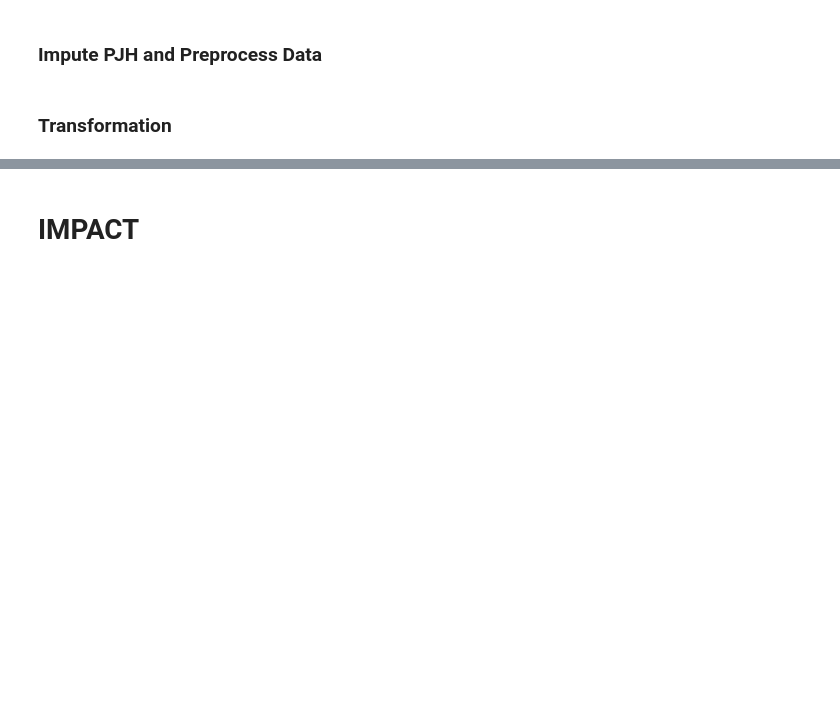
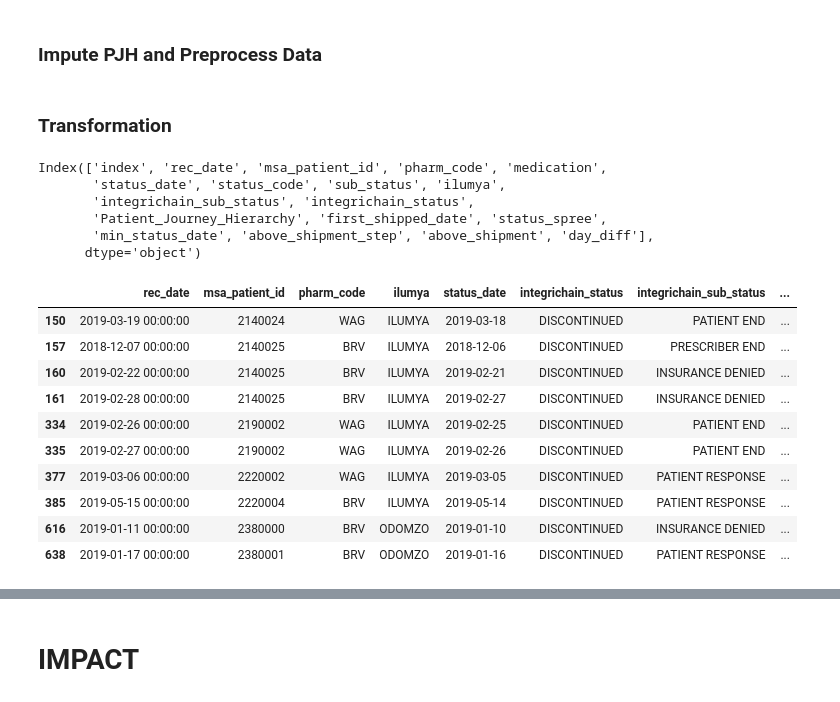
Before and after one commit to RyanAdalbert/s3parq, a Jupyter notebook: transforms/accredo_cancel_before_active.ipynb, the cells around one changed output, grey strips where cells are left out. Drawn from its saved outputs; the diff is of its cells as text; code cells hidden in the pictures; blank space fills up the shorter version.

```diff
--- a/transforms/accredo_cancel_before_active.ipynb
+++ b/transforms/accredo_cancel_before_active.ipynb
@@ -373 +399,34 @@ pd.options.display.max_rows=30
+# %%
+df.columns
+# %% [output]
+Index(['index', 'rec_date', 'msa_patient_id', 'pharm_code', 'medication',
+       'status_date', 'status_code', 'sub_status', 'ilumya',
+       'integrichain_sub_status', 'integrichain_status',
+       'Patient_Journey_Hierarchy', 'first_shipped_date', 'status_spree',
+       'min_status_date', 'above_shipment_step', 'above_shipment', 'day_diff'],
+      dtype='object')
+# %%
+df.loc[
+    (df.day_diff > np.timedelta64(2, 'D')) &
+    (df.above_shipment == True) &
+    (
+        (df[ic_status].isin([cancelled, discontinued])) |
+        (
+            (df[ic_status] == pending) &
+            (df[ic_substatus] == pending_new)
+        )
+    )
+][[ref_date, patient, pharm, brand, status_date, ic_status, ic_substatus, pjh]].head(10)
+# %% [output]
+|  | rec_date | msa_patient_id | pharm_code | ilumya | status_date | integrichain_status | integrichain_sub_status | ... |
+| 150 | 2019-03-19 00:00:00 | 2140024 | WAG | ILUMYA | 2019-03-18 | DISCONTINUED | PATIENT END | ... |
+| 157 | 2018-12-07 00:00:00 | 2140025 | BRV | ILUMYA | 2018-12-06 | DISCONTINUED | PRESCRIBER END | ... |
+| 160 | 2019-02-22 00:00:00 | 2140025 | BRV | ILUMYA | 2019-02-21 | DISCONTINUED | INSURANCE DENIED | ... |
+| 161 | 2019-02-28 00:00:00 | 2140025 | BRV | ILUMYA | 2019-02-27 | DISCONTINUED | INSURANCE DENIED | ... |
+| 334 | 2019-02-26 00:00:00 | 2190002 | WAG | ILUMYA | 2019-02-25 | DISCONTINUED | PATIENT END | ... |
+| 335 | 2019-02-27 00:00:00 | 2190002 | WAG | ILUMYA | 2019-02-26 | DISCONTINUED | PATIENT END | ... |
+| 377 | 2019-03-06 00:00:00 | 2220002 | WAG | ILUMYA | 2019-03-05 | DISCONTINUED | PATIENT RESPONSE | ... |
+| 385 | 2019-05-15 00:00:00 | 2220004 | BRV | ILUMYA | 2019-05-14 | DISCONTINUED | PATIENT RESPONSE | ... |
+| 616 | 2019-01-11 00:00:00 | 2380000 | BRV | ODOMZO | 2019-01-10 | DISCONTINUED | INSURANCE DENIED | ... |
+| 638 | 2019-01-17 00:00:00 | 2380001 | BRV | ODOMZO | 2019-01-16 | DISCONTINUED | PATIENT RESPONSE | ... |
 # %%
```
Also changed, not shown: parts of 18 cells of this notebook.
